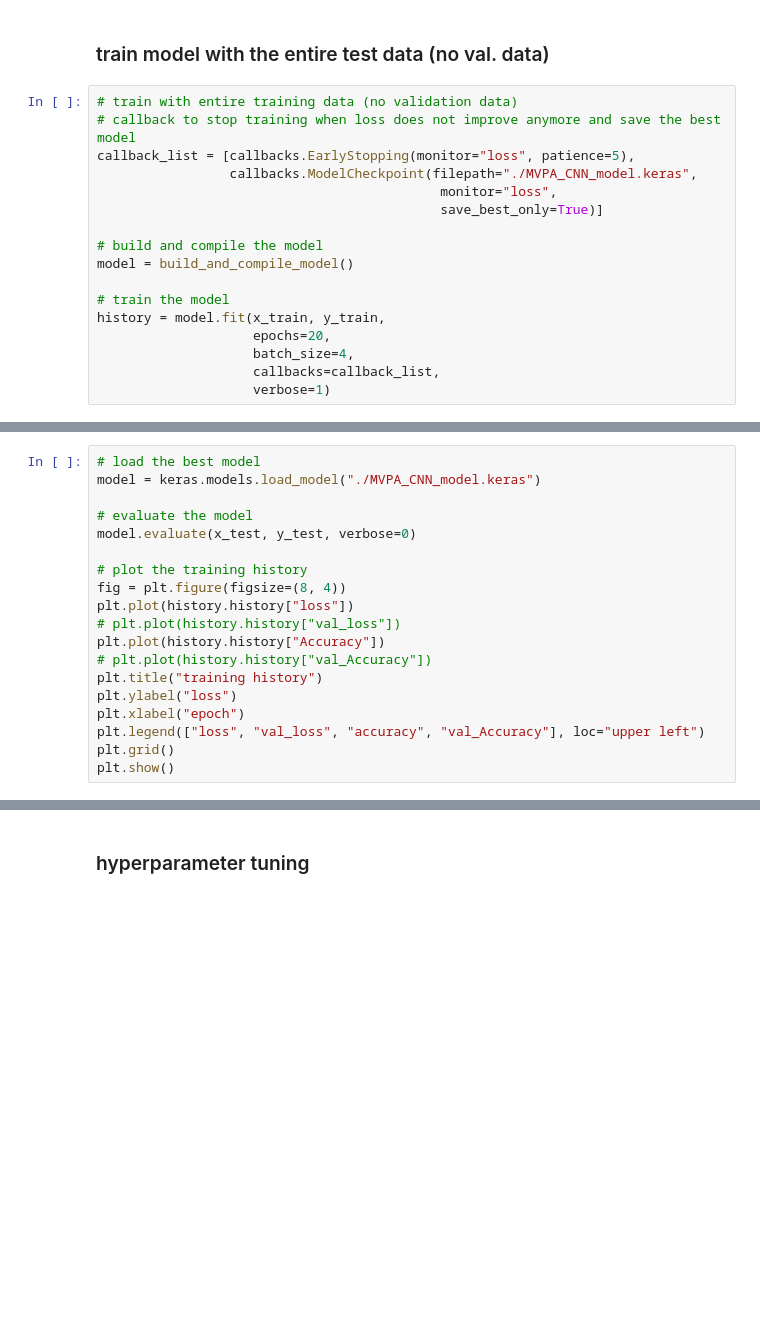
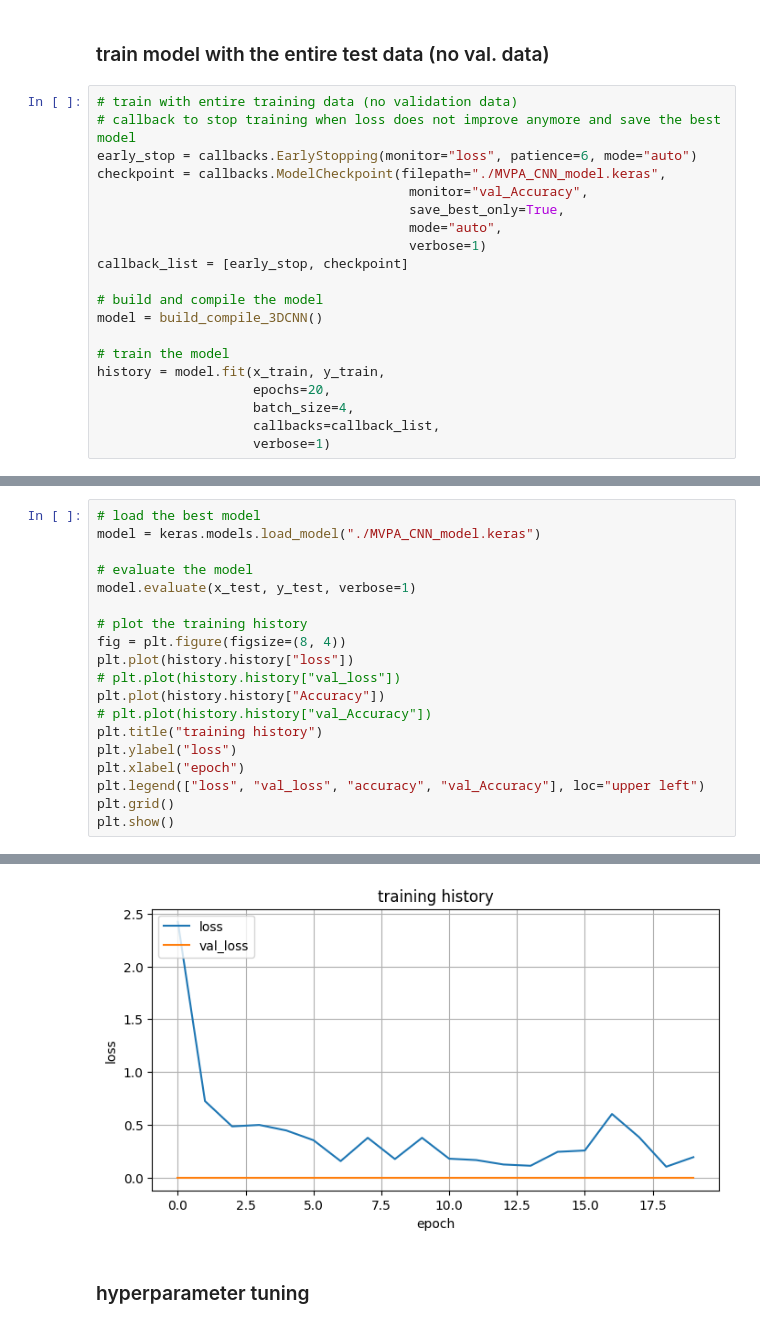
Before and after one commit to tahendry/master_thesis, a Jupyter notebook: MVPA_data_prep_for_CNN.ipynb, the cells around one changed output, grey strips where cells are left out. Cells and saved outputs as stored; diff of their text form; blank space fills up the shorter version.

```diff
--- a/MVPA_data_prep_for_CNN.ipynb
+++ b/MVPA_data_prep_for_CNN.ipynb
@@ -236,13 +443,16 @@ fig.legend(["loss", "val_loss", "accuracy", "val_Accuracy"])
 # %%
 # train with entire training data (no validation data)
 # callback to stop training when loss does not improve anymore and save the best model
-callback_list = [callbacks.EarlyStopping(monitor="loss", patience=5),
-                 callbacks.ModelCheckpoint(filepath="./MVPA_CNN_model.keras",
-                                            monitor="loss",
-                                            save_best_only=True)]
+early_stop = callbacks.EarlyStopping(monitor="loss", patience=6, mode="auto")
+checkpoint = callbacks.ModelCheckpoint(filepath="./MVPA_CNN_model.keras",
+                                        monitor="val_Accuracy",
+                                        save_best_only=True,
+                                        mode="auto",
+                                        verbose=1)
+callback_list = [early_stop, checkpoint]
 
 # build and compile the model
-model = build_and_compile_model()
+model = build_compile_3DCNN()
 
 # train the model
 history = model.fit(x_train, y_train,
@@ -255,7 +484,7 @@ history = model.fit(x_train, y_train,
 model = keras.models.load_model("./MVPA_CNN_model.keras")
 
 # evaluate the model
-model.evaluate(x_test, y_test, verbose=0)
+model.evaluate(x_test, y_test, verbose=1)
 
 # plot the training history
 fig = plt.figure(figsize=(8, 4))
@@ -269,3 +498,4 @@ plt.xlabel("epoch")
 plt.legend(["loss", "val_loss", "accuracy", "val_Accuracy"], loc="upper left")
 plt.grid()
 plt.show()
+# %% [output]
@@ -272,3 +503,4 @@ plt.show()
+[figure, added]
 # %% [markdown]
 ### hyperparameter tuning
 # %%
```
Also changed, not shown: parts of 17 cells of this notebook.
